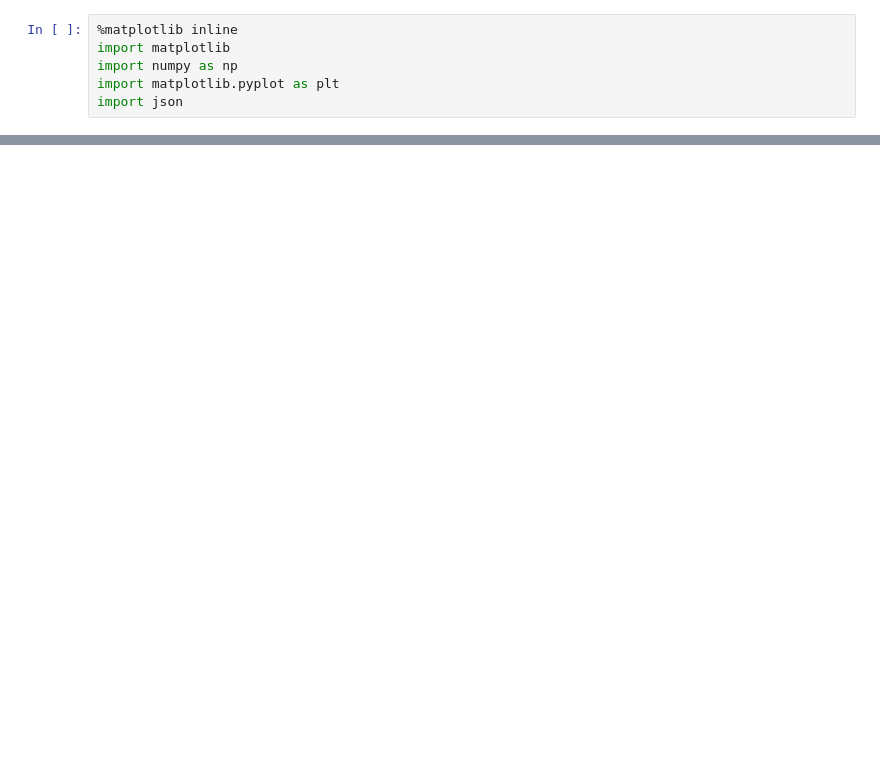
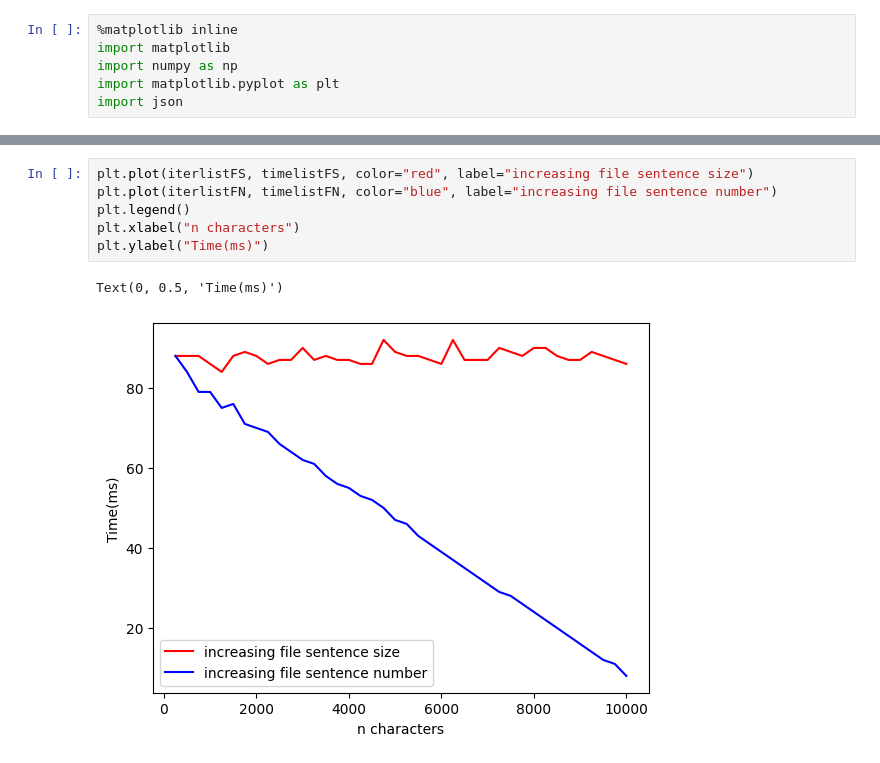
Before and after one commit to jacobtizel/COSC320Project, a Jupyter notebook: RabinKarpJupyter.ipynb, the cells around one changed output, grey strips where cells are left out. Cells and saved outputs as stored; diff of their text form; blank space fills up the shorter version.

```diff
--- a/RabinKarpJupyter.ipynb
+++ b/RabinKarpJupyter.ipynb
@@ -23,0 +56,9 @@ Text(0, 0.5, 'Time(ms)')
+# %%
+plt.plot(iterlistFS, timelistFS, color="red", label="increasing file sentence size")
+plt.plot(iterlistFN, timelistFN, color="blue", label="increasing file sentence number")
+plt.legend()
+plt.xlabel("n characters")
+plt.ylabel("Time(ms)")
+# %% [output]
+Text(0, 0.5, 'Time(ms)')
+[figure, added]
```
Also changed, not shown: parts of 5 cells of this notebook, 5 other files.
